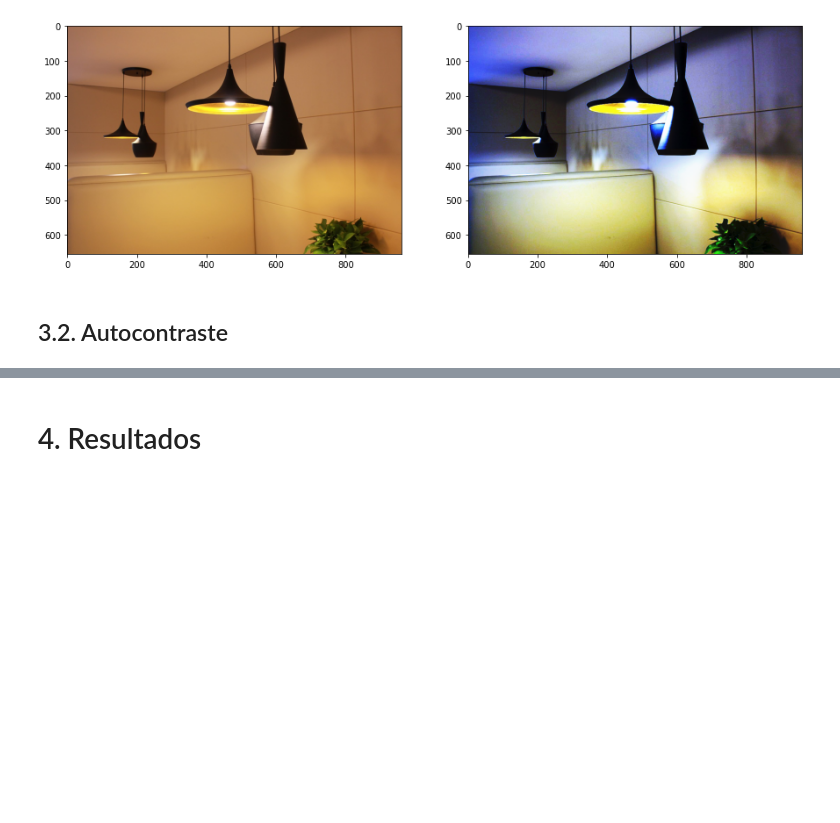
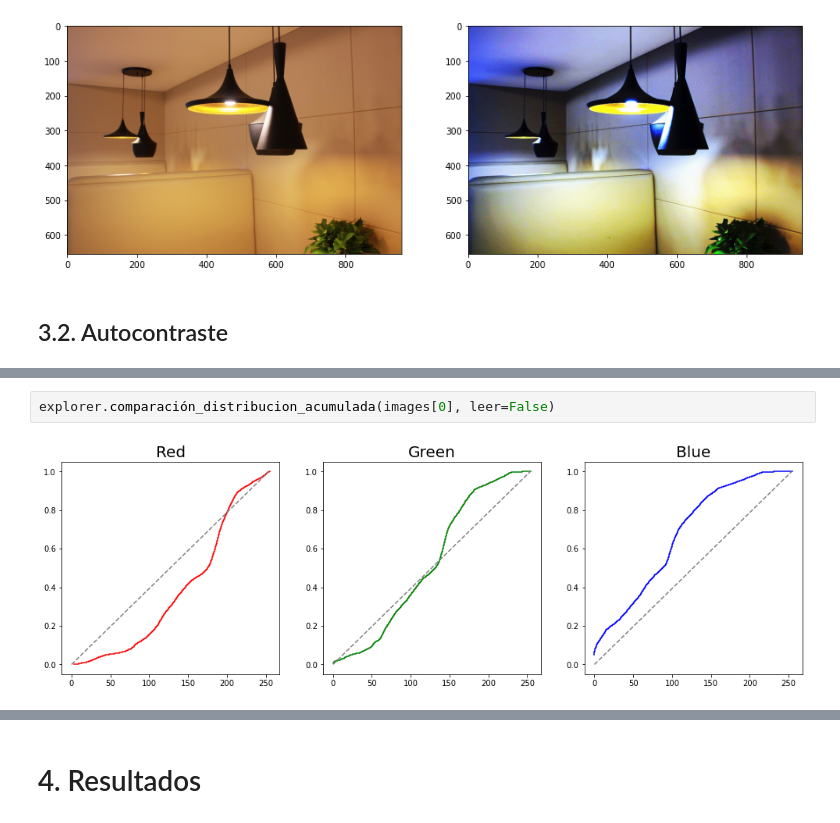
Before and after one commit to gen1897/Percepcion, a Jupyter notebook: Color Cast/Notebook.ipynb, the cells around one changed output, grey strips where cells are left out. Drawn from its saved outputs; the diff is of its cells as text; blank space fills up the shorter version.

```diff
--- a/Color Cast/Notebook.ipynb
+++ b/Color Cast/Notebook.ipynb
@@ -489,0 +509,4 @@ CONTRAST LOADED
+# %%
+explorer.comparación_distribucion_acumulada(images[0], leer=False)
+# %% [output]
+[figure, added]
```
Also changed, not shown: parts of 28 cells of this notebook.
